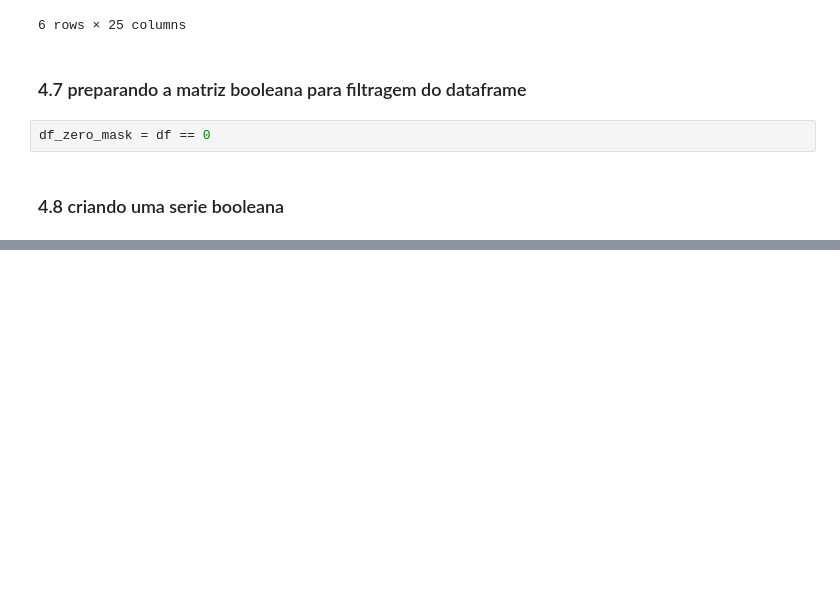
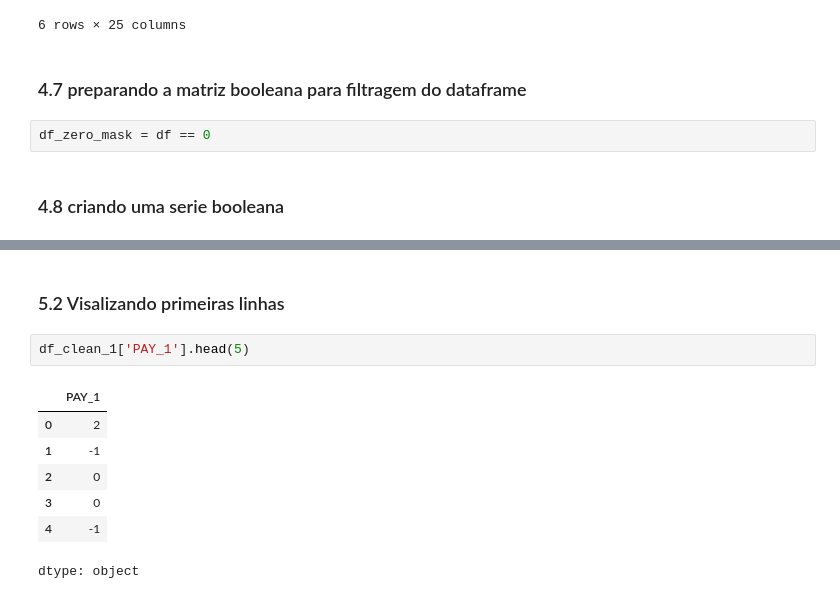
Before and after one commit to Geovani-Cp/curso-git, a Jupyter notebook: PrimeiroProjetoAnaliseDeDados.ipynb, the cells around one changed output, grey strips where cells are left out. Cells and saved outputs as stored; diff of their text form; blank space fills up the shorter version.

```diff
--- a/PrimeiroProjetoAnaliseDeDados.ipynb
+++ b/PrimeiroProjetoAnaliseDeDados.ipynb
@@ -190,0 +239,12 @@ Length: 30000, dtype: bool
+# %% [markdown]
+### 5.2 Visalizando primeiras linhas
+# %%
+df_clean_1['PAY_1'].head(5)
+# %% [output]
+|  | PAY_1 |
+| 0 | 2 |
+| 1 | -1 |
+| 2 | 0 |
+| 3 | 0 |
+| 4 | -1 |
+dtype: object
```
Also changed, not shown: parts of 24 cells of this notebook.
